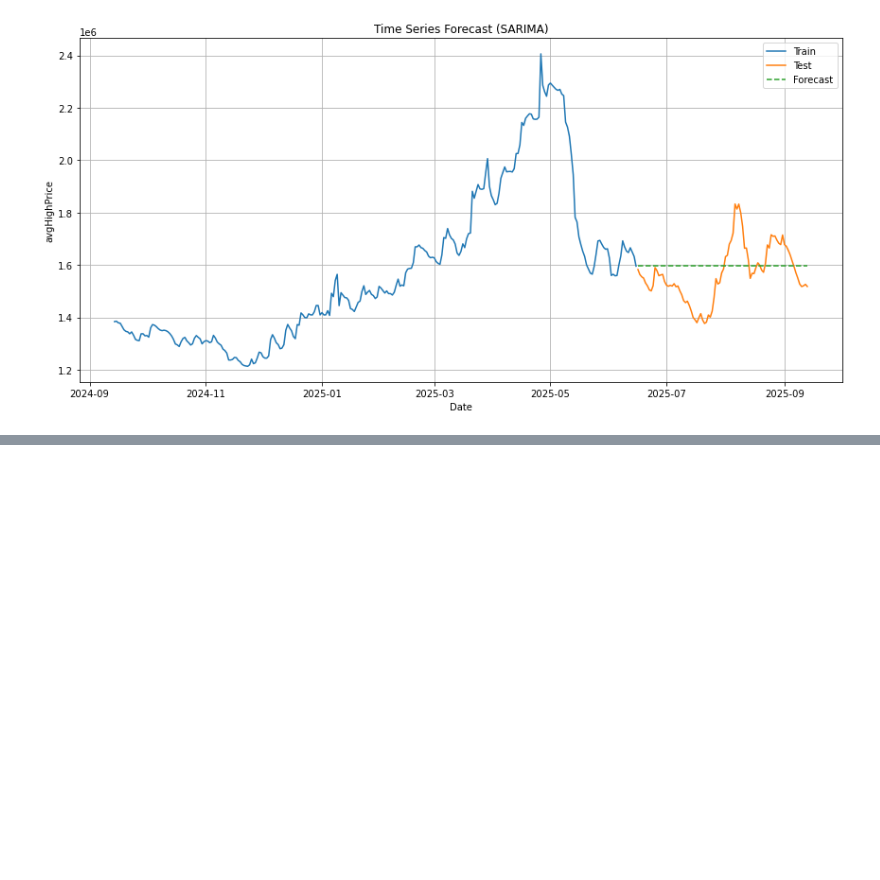
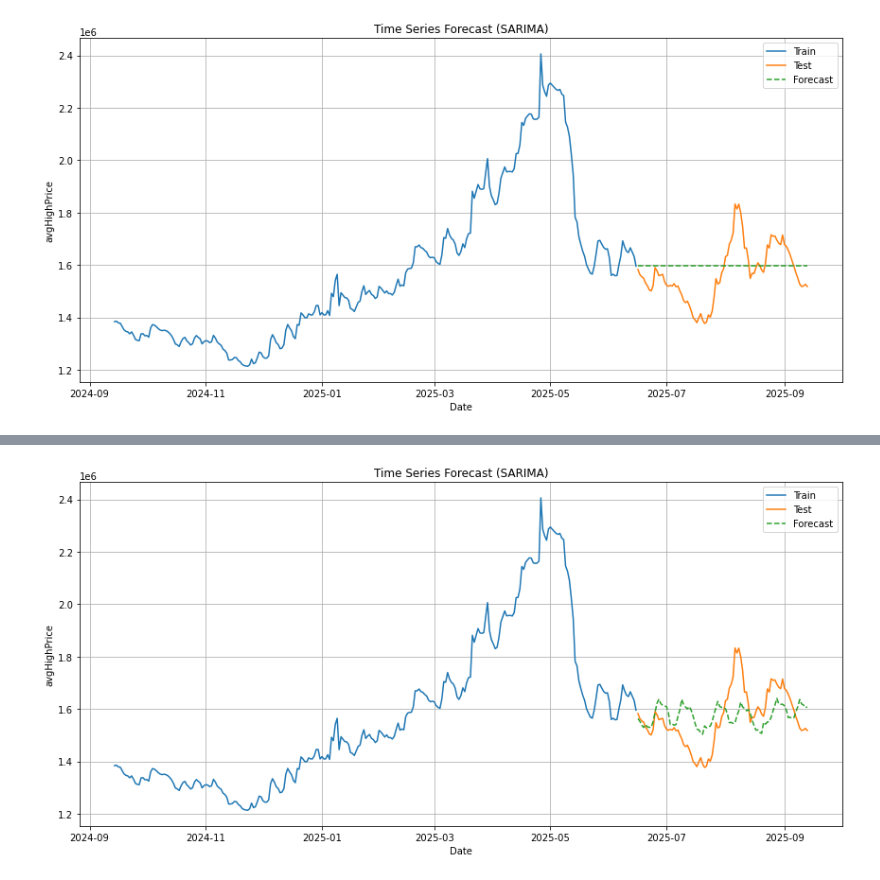
Before and after one commit to SucrazyGit/timeseries_demo, a Jupyter notebook: item_one_demo.ipynb, the cells around one changed output, grey strips where cells are left out. Saved outputs shown, nothing was run; the diff lists cells and outputs as text; code cells hidden in the pictures; blank space fills up the shorter version.

Commit message:
seasonal-model

```diff
--- a/item_one_demo.ipynb
+++ b/item_one_demo.ipynb
@@ -271,0 +255,8 @@ plt.show()
+# %%
+model = SARIMAX(item_df_train['avgHighPrice'], order=(1, 1, 1), seasonal_order=(1, 1, 1, 31))
+results = model.fit()
+# %%
+forecast = results.get_forecast(steps=90)
+forecast_values = forecast.predicted_mean
+forecast_values.index = item_df_test.index
+forecast_values.head()
@@ -271,0 +271,14 @@ plt.show()
+# %%
+plt.figure(figsize=(12,6))
+plt.plot(item_df_train.index, item_df_train['avgHighPrice'], label='Train')
+plt.plot(item_df_test.index, item_df_test['avgHighPrice'], label='Test')
+plt.plot(forecast_values.index, forecast_values, label='Forecast', linestyle='--')
+plt.title('Time Series Forecast (SARIMA)')
+plt.xlabel('Date')
+plt.ylabel('avgHighPrice')
+plt.legend()
+plt.grid(True)
+plt.tight_layout()
+plt.show()
+# %% [output]
+[figure, added]
```
Also changed, not shown: parts of 4 cells of this notebook.
